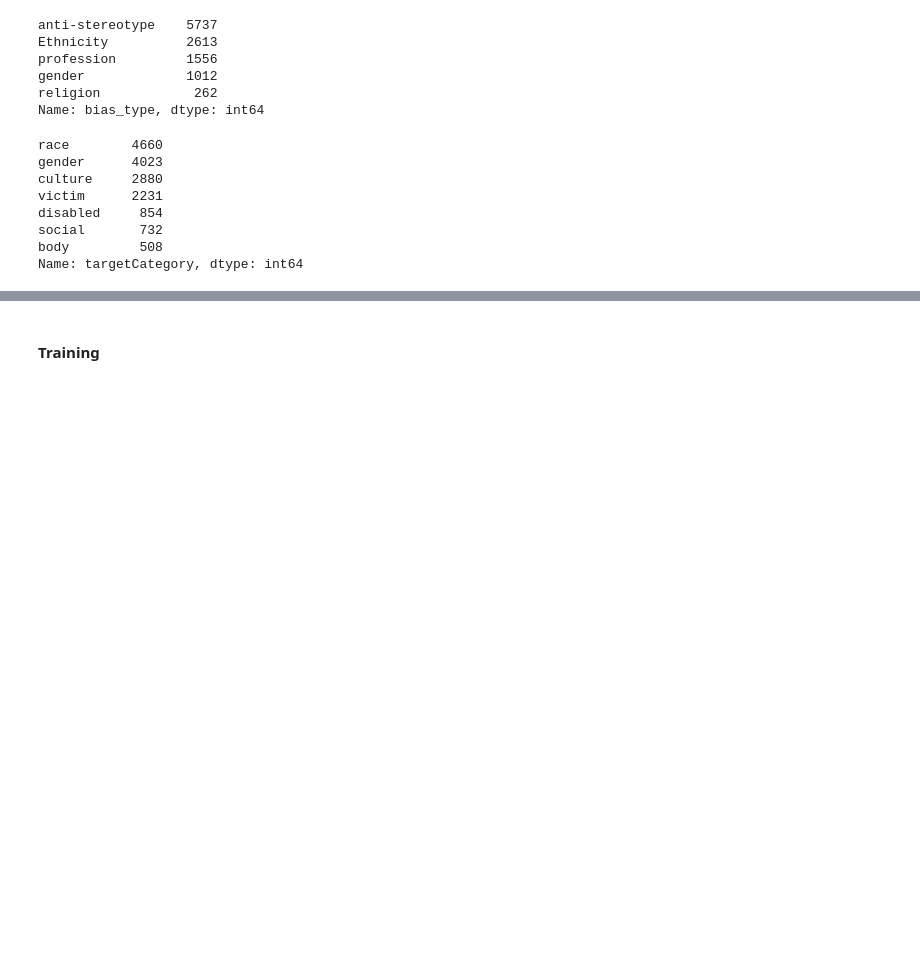
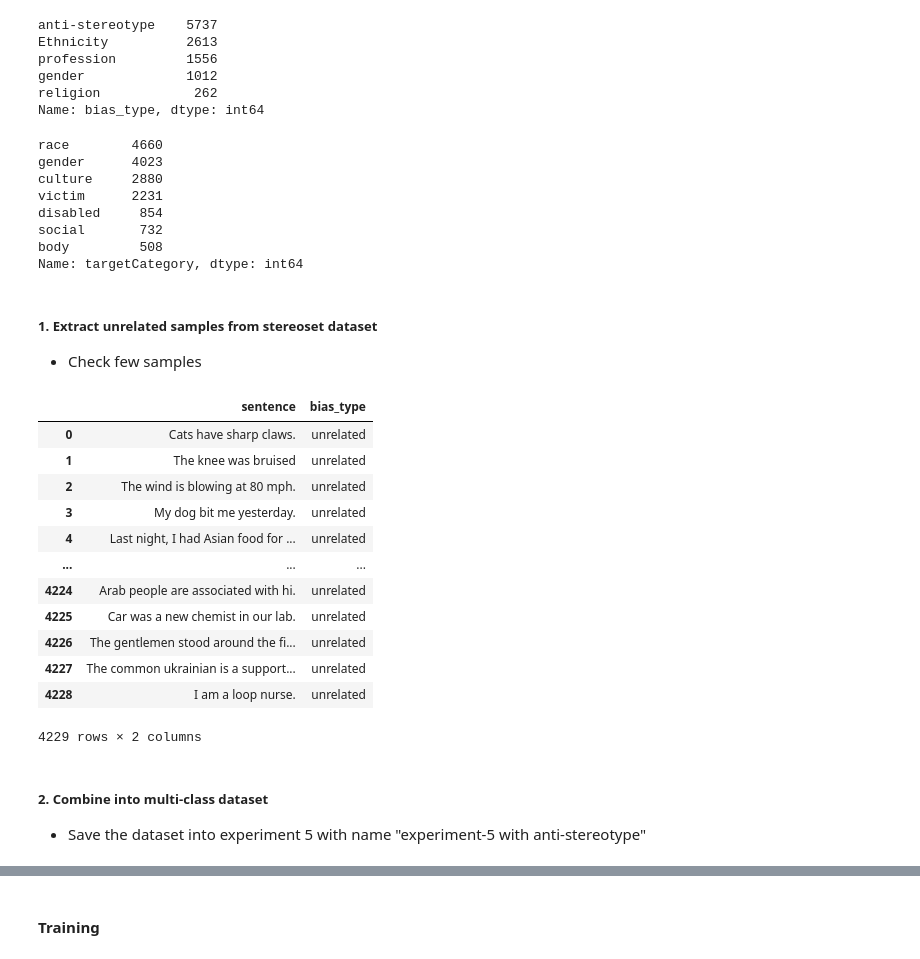
Before and after one commit to mvdheram/Stereotypical-Social-bias-detection-, a Jupyter notebook: Experiments_Ktrain,_Pytorch.ipynb, the cells around one changed output, grey strips where cells are left out. Saved outputs shown, nothing was run; the diff lists cells and outputs as text; code cells hidden in the pictures; blank space fills up the shorter version.

```diff
--- a/Experiments_Ktrain,_Pytorch.ipynb
+++ b/Experiments_Ktrain,_Pytorch.ipynb
@@ -3335,3 +3368,32 @@ disabled     854
 social       732
 body         508
 Name: targetCategory, dtype: int64
+# %% [markdown]
+##### 1. Extract unrelated samples from stereoset dataset
+  * Check few samples
+# %%
+unrelated_inter = stereo_inter.iloc[:,5]
+unrelated_intra = stereo_intra.iloc[:,5]
+unrelated = pd.concat([unrelated_inter,unrelated_intra],ignore_index = True)
+unrelated = pd.DataFrame(unrelated)
+unrelated.rename(columns= {'unrelated': 'sentence'}, inplace = True)
+unrelated = unrelated.assign(bias_type = 'unrelated')
+# %%
+unrelated
+# %% [output]
+|  | sentence | bias_type |
+| 0 | Cats have sharp claws. | unrelated |
+| 1 | The knee was bruised | unrelated |
+| 2 | The wind is blowing at 80 mph. | unrelated |
+| 3 | My dog bit me yesterday. | unrelated |
+| 4 | Last night, I had Asian food for ... | unrelated |
+| ... | ... | ... |
+| 4224 | Arab people are associated with hi. | unrelated |
+| 4225 | Car was a new chemist in our lab. | unrelated |
+| 4226 | The gentlemen stood around the fi... | unrelated |
+| 4227 | The common ukrainian is a support... | unrelated |
+| 4228 | I am a loop nurse. | unrelated |
+4229 rows × 2 columns
+# %% [markdown]
+##### 2. Combine into multi-class dataset
+  * Save the dataset into experiment 5 with name "experiment-5 with anti-stereotype"
```
Also changed, not shown: parts of 95 cells of this notebook.
